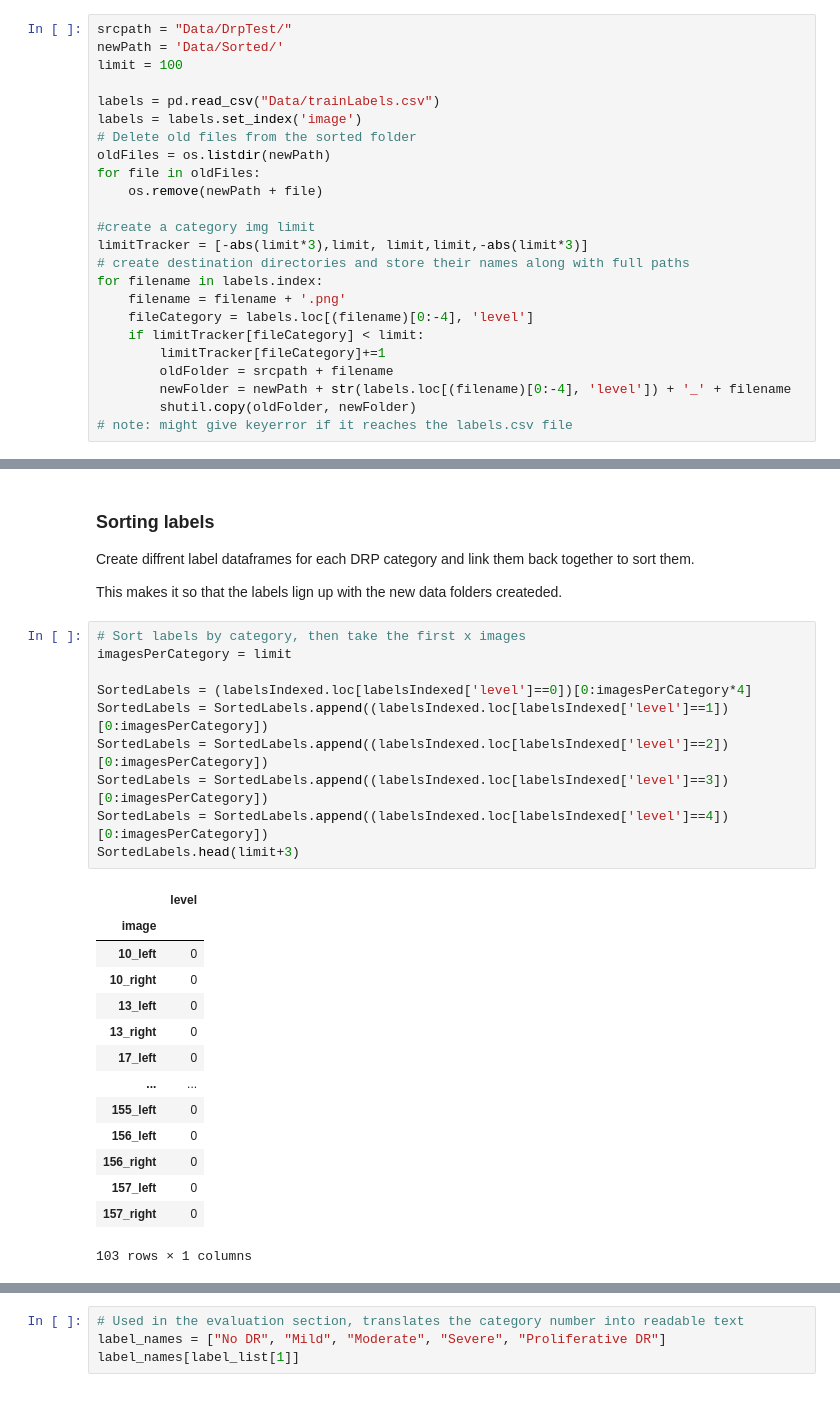
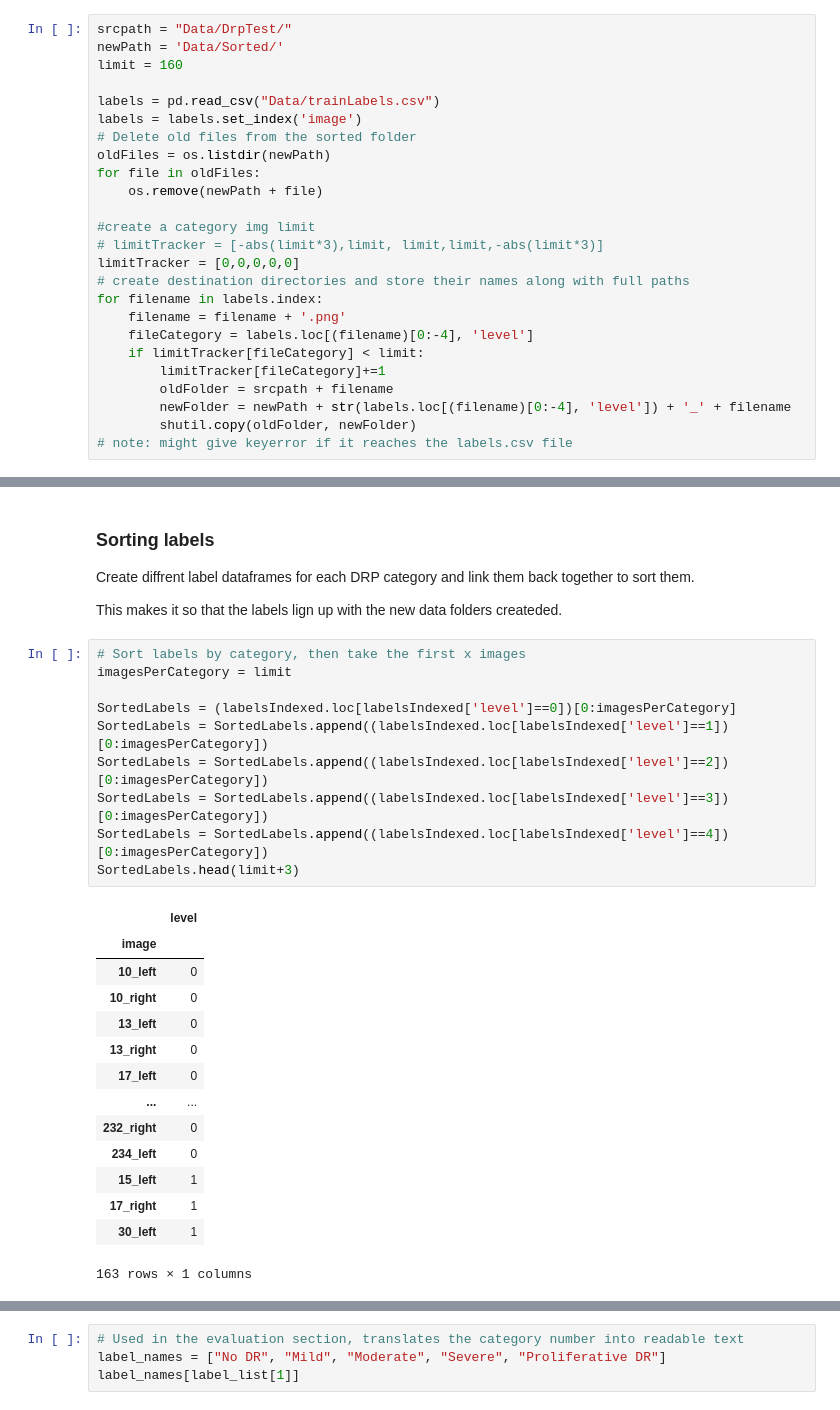
Before and after one commit to RipOrbofWinter/EyeDiseaseDetection, a Jupyter notebook: SortedModel.ipynb, the cells around one changed output, grey strips where cells are left out. Cells and saved outputs as stored; diff of their text form.

```diff
--- a/SortedModel.ipynb
+++ b/SortedModel.ipynb
@@ -44,7 +44,7 @@ All images from the "DrpTest" folder are copied over and sorted into 5 diffrent
 # %%
 srcpath = "Data/DrpTest/"
 newPath = 'Data/Sorted/'
-limit = 100
+limit = 160
 
 labels = pd.read_csv("Data/trainLabels.csv")
 labels = labels.set_index('image')
@@ -54,7 +54,8 @@ for file in oldFiles:
     os.remove(newPath + file)
 
 #create a category img limit
-limitTracker = [-abs(limit*3),limit, limit,limit,-abs(limit*3)]
+# limitTracker = [-abs(limit*3),limit, limit,limit,-abs(limit*3)]
+limitTracker = [0,0,0,0,0]
 # create destination directories and store their names along with full paths
 for filename in labels.index:
     filename = filename + '.png'
@@ -94,28 +95,28 @@ This makes it so that the labels lign up with the new data folders createded.
 # %%
 # Sort labels by category, then take the first x images
 imagesPerCategory = limit
 
-SortedLabels = (labelsIndexed.loc[labelsIndexed['level']==0])[0:imagesPerCategory*4]
+SortedLabels = (labelsIndexed.loc[labelsIndexed['level']==0])[0:imagesPerCategory]
 SortedLabels = SortedLabels.append((labelsIndexed.loc[labelsIndexed['level']==1])[0:imagesPerCategory])
 SortedLabels = SortedLabels.append((labelsIndexed.loc[labelsIndexed['level']==2])[0:imagesPerCategory])
 SortedLabels = SortedLabels.append((labelsIndexed.loc[labelsIndexed['level']==3])[0:imagesPerCategory])
 SortedLabels = SortedLabels.append((labelsIndexed.loc[labelsIndexed['level']==4])[0:imagesPerCategory])
 SortedLabels.head(limit+3)
 # %% [output]
 |  | level |
 | image |  |
 | 10_left | 0 |
 | 10_right | 0 |
 | 13_left | 0 |
 | 13_right | 0 |
 | 17_left | 0 |
 | ... | ... |
-| 155_left | 0 |
-| 156_left | 0 |
-| 156_right | 0 |
-| 157_left | 0 |
-| 157_right | 0 |
+| 232_right | 0 |
+| 234_left | 0 |
+| 15_left | 1 |
+| 17_right | 1 |
+| 30_left | 1 |
-103 rows × 1 columns
+163 rows × 1 columns
 # %%
 # Turn the pandas dataframe into a numpy array that can be read by the model
 label_list =(SortedLabels[['level']].values.flatten().tolist())
```
Also changed, not shown: parts of 6 cells of this notebook, 2 other files.
